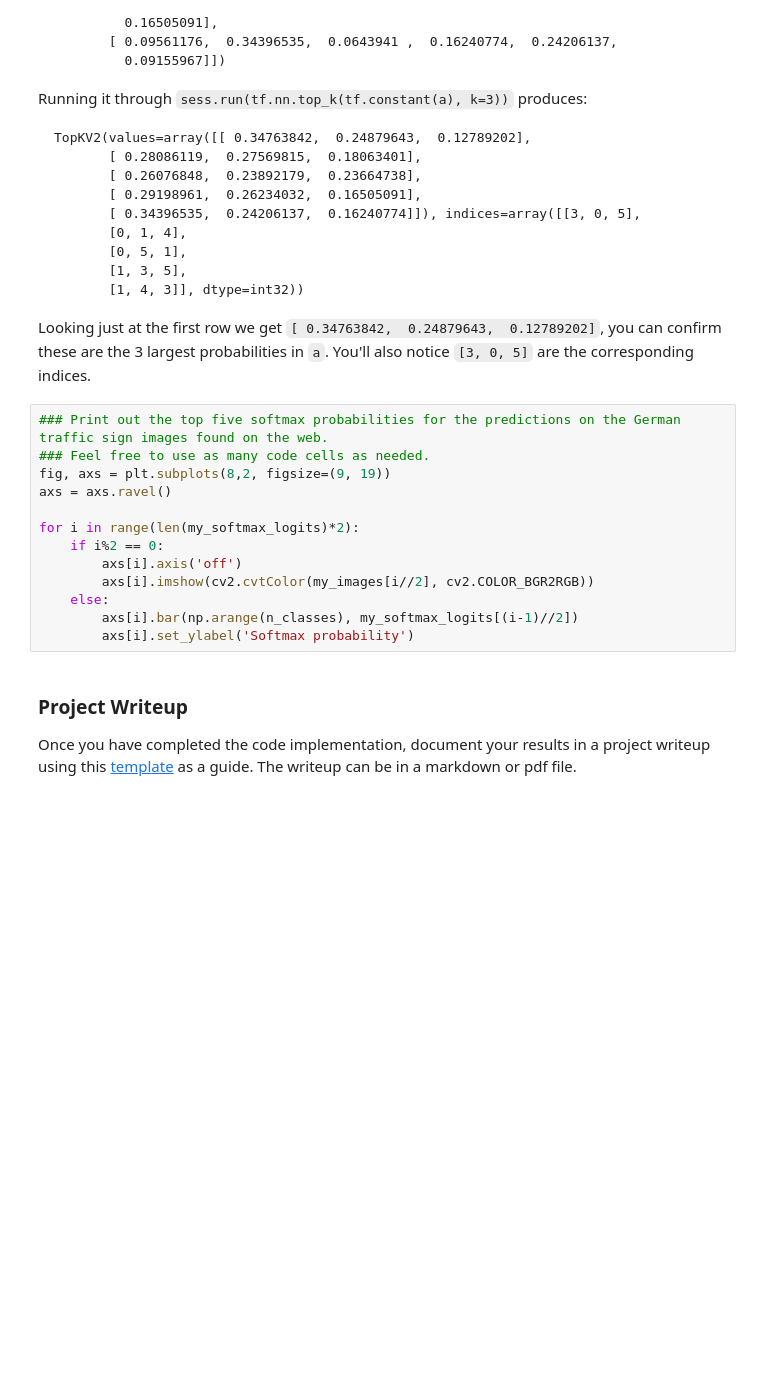
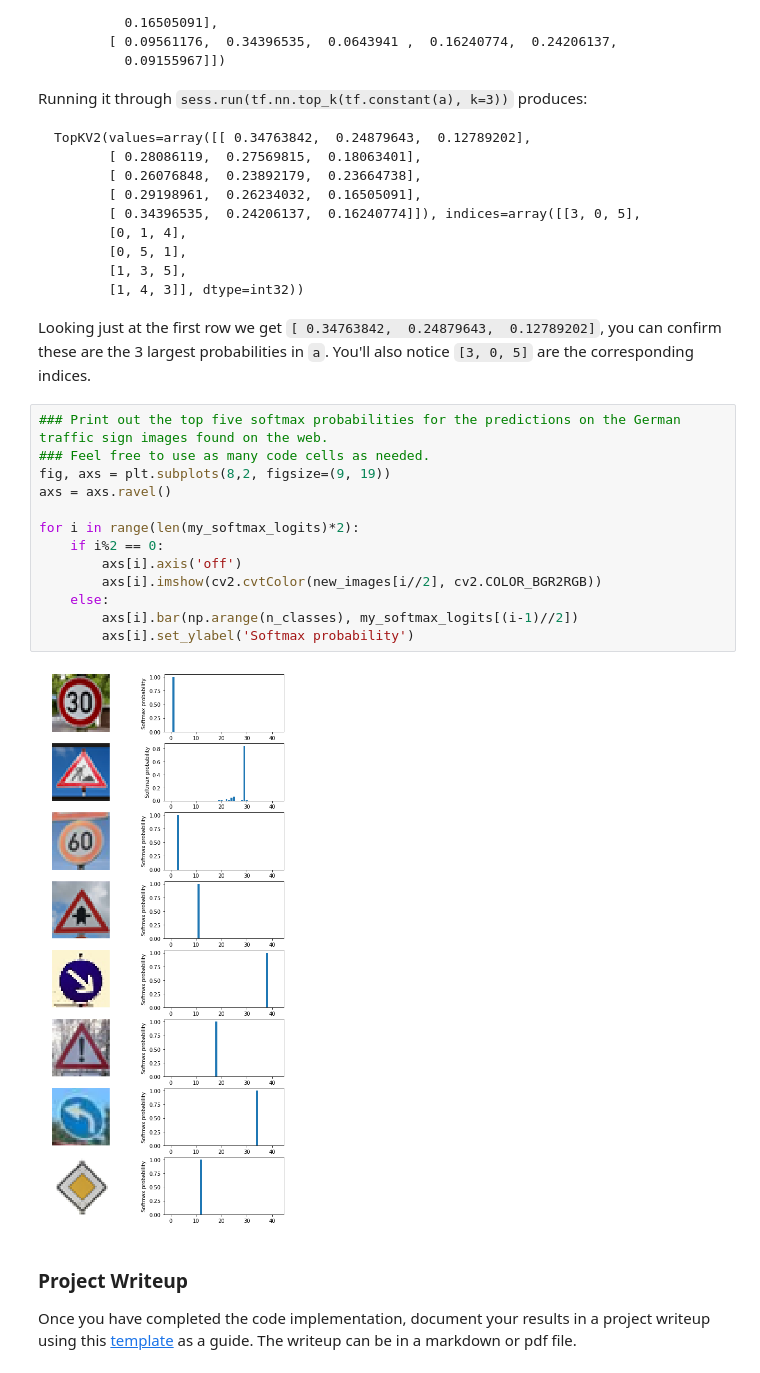
Before and after one commit to nisarg09/CarND-Traffic-Sign-Classifier-Project, a Jupyter notebook: Traffic_Sign_Classifier.ipynb, the cells around one changed output. Drawn from its saved outputs; the diff is of its cells as text; blank space fills up the shorter version.

```diff
--- a/Traffic_Sign_Classifier.ipynb
+++ b/Traffic_Sign_Classifier.ipynb
@@ -791,16 +831,18 @@ Looking just at the first row we get `[ 0.34763842,  0.24879643,  0.12789202]`,
 # %%
 ### Print out the top five softmax probabilities for the predictions on the German traffic sign images found on the web.
 ### Feel free to use as many code cells as needed.
 fig, axs = plt.subplots(8,2, figsize=(9, 19))
 axs = axs.ravel()
 
 for i in range(len(my_softmax_logits)*2):
     if i%2 == 0:
         axs[i].axis('off')
-        axs[i].imshow(cv2.cvtColor(my_images[i//2], cv2.COLOR_BGR2RGB))
+        axs[i].imshow(cv2.cvtColor(new_images[i//2], cv2.COLOR_BGR2RGB))
     else:
         axs[i].bar(np.arange(n_classes), my_softmax_logits[(i-1)//2])
         axs[i].set_ylabel('Softmax probability')
+# %% [output]
+[figure, added]
 # %% [markdown]
 ### Project Writeup
 
```
Also changed, not shown: parts of 14 cells of this notebook.
